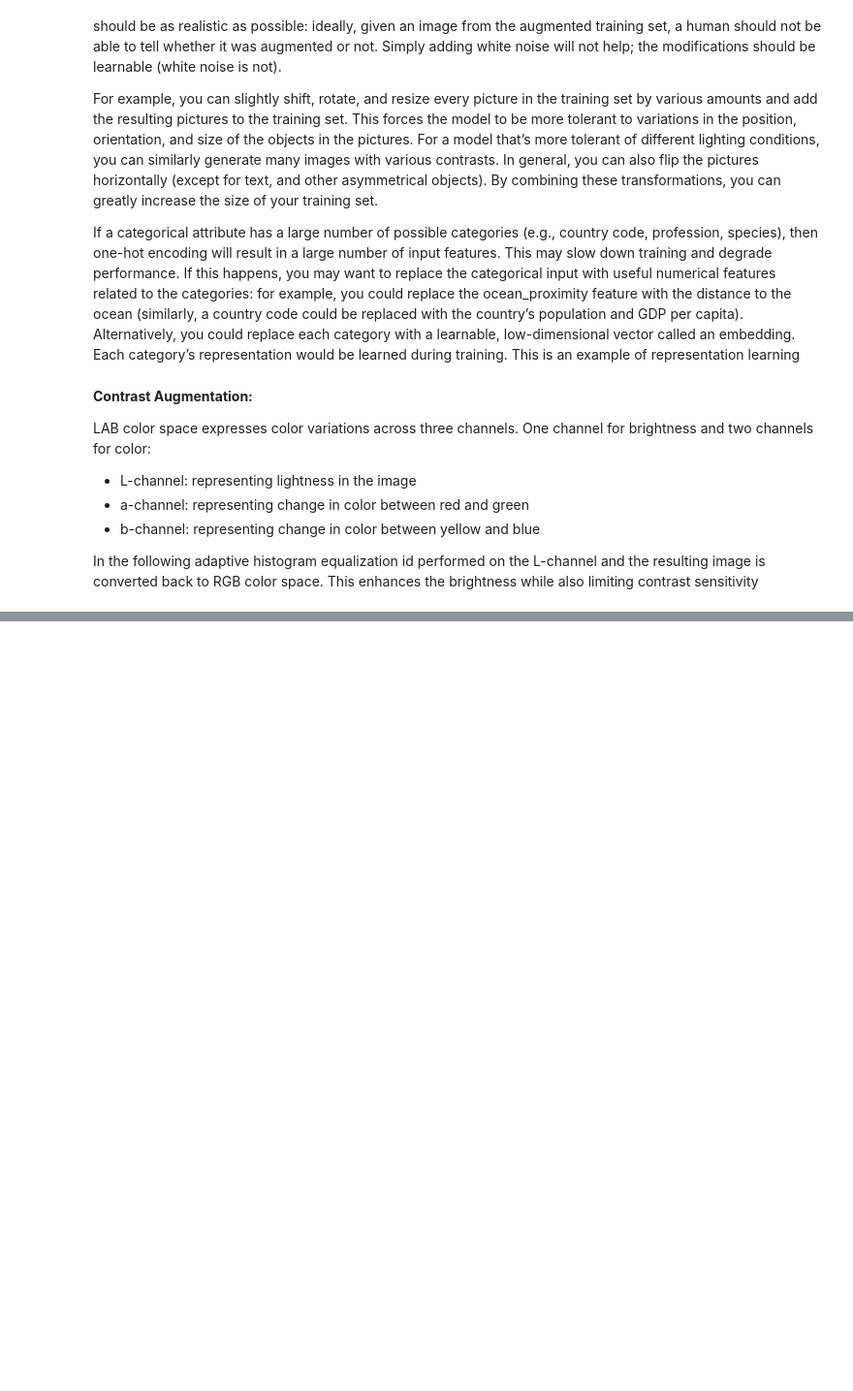
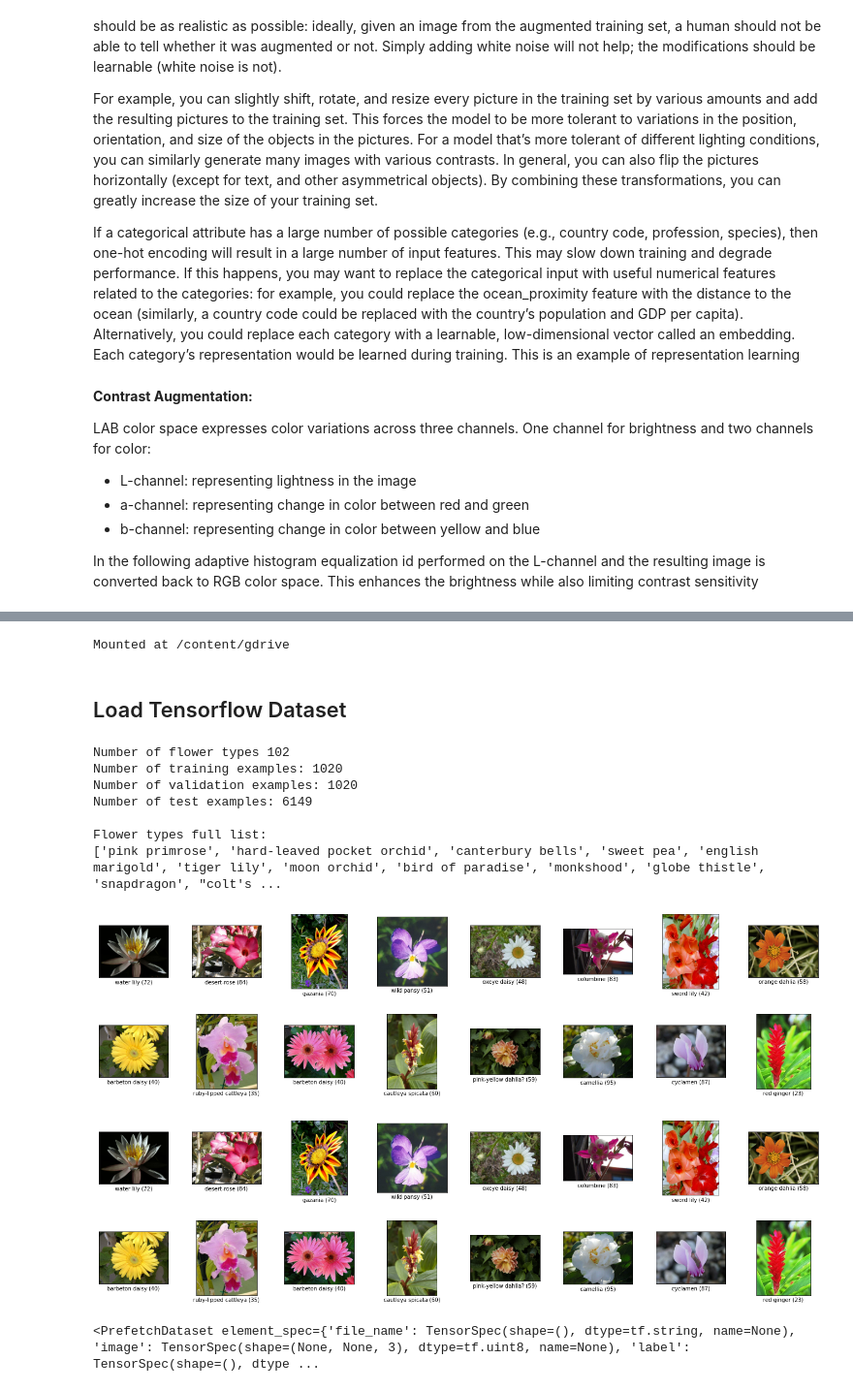
Before and after one commit to MarioAvolio/102-Category-Flower-Dataset-with-Keras, a Jupyter notebook: Flowers.ipynb, the cells around one changed output, grey strips where cells are left out. Shown at 97% size. Drawn from its saved outputs; the diff is of its cells as text; code cells hidden in the pictures; blank space fills up the shorter version.

```diff
--- a/Flowers.ipynb
+++ b/Flowers.ipynb
@@ -572,0 +741,50 @@ Found 6149 validated image filenames.
+# %%
+#@title Imports
+import tensorflow as tf
+import tensorflow_hub as hub
+import tensorflow_datasets as tfds
+import numpy as np
+import os
+import os.path
+from os import path
+from google.colab import drive
+
+
+drive.mount('/content/gdrive', force_remount=True)
+PATH_PROJ = "/content/gdrive/MyDrive/AML-proj/"
+if not path.exists(PATH_PROJ):
+  PATH_PROJ = "/content/gdrive/Shareddrives/AML-proj/"  # TODO: check if it is correct!
+
+NUM_CLASSES = 102
+# %% [output]
+Mounted at /content/gdrive
+# %% [markdown]
+## Load Tensorflow Dataset
+# %%
+ds_name = 'oxford_flowers102'
+splits = ['test', 'train', 'validation']
+ds, info = tfds.load(ds_name, split = splits, with_info=True)
+(test_examples, train_examples, validation_examples) = ds
+print(f"Number of flower types {info.features['label'].num_classes}")
+print(f"Number of training examples: {tf.data.experimental.cardinality(train_examples)}")
+print(f"Number of validation examples: {tf.data.experimental.cardinality(validation_examples)}")
+print(f"Number of test examples: {tf.data.experimental.cardinality(test_examples)}\n")
+
+print('Flower types full list:')
+print(info.features['label'].names)
+
+tfds.show_examples(train_examples, info, rows=2, cols=8)
+# %% [output]
+Number of flower types 102
+Number of training examples: 1020
+Number of validation examples: 1020
+Number of test examples: 6149
+
+Flower types full list:
+['pink primrose', 'hard-leaved pocket orchid', 'canterbury bells', 'sweet pea', 'english marigold', 'tiger lily', 'moon orchid', 'bird of paradise', 'monkshood', 'globe thistle', 'snapdragon', "colt's ...
+[figure, added]
+[figure, added]
+# %%
+test_examples
+# %% [output]
+<PrefetchDataset element_spec={'file_name': TensorSpec(shape=(), dtype=tf.string, name=None), 'image': TensorSpec(shape=(None, None, 3), dtype=tf.uint8, name=None), 'label': TensorSpec(shape=(), dtype ...
```
Also changed, not shown: parts of 42 cells of this notebook.
